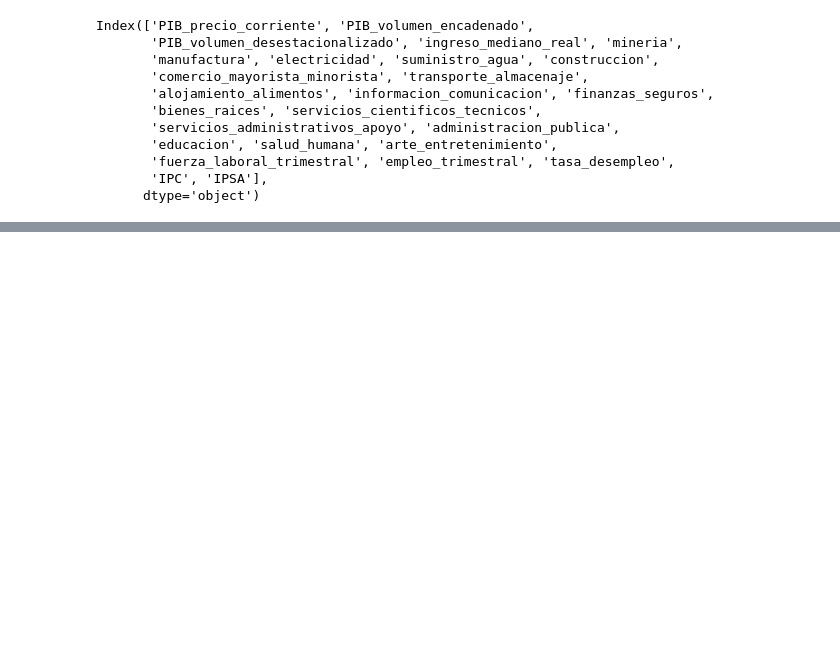
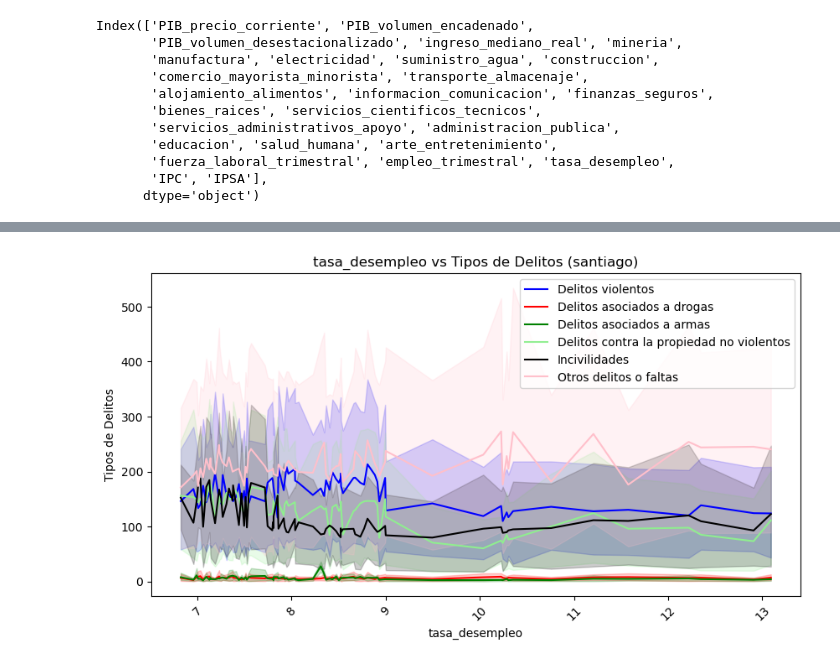
Before and after one commit to josegdotcom/imt2200-actividad-2024, a Jupyter notebook: Proyecto IMT2200 - Analisis de Datos.ipynb, the cells around one changed output, grey strips where cells are left out. Drawn from its saved outputs; the diff is of its cells as text; code cells hidden in the pictures; blank space fills up the shorter version.

```diff
--- a/Proyecto IMT2200 - Analisis de Datos.ipynb
+++ b/Proyecto IMT2200 - Analisis de Datos.ipynb
@@ -322,0 +365,15 @@ memory usage: 16.0 KB
+# %%
+fig, ax = plt.subplots(figsize=(10, 5))
+
+for i in range(6):
+    sns.lineplot(data=df_it, x="tasa_desempleo", y=columnas_in[i], ax=ax, label=columnas_in[i], color=colores[i])
+
+plt.ylabel("Tipos de Delitos")
+plt.xlabel("tasa_desempleo")
+plt.title("tasa_desempleo vs Tipos de Delitos (santiago)")
+
+plt.legend()
+plt.xticks(rotation=45)
+plt.show()
+# %% [output]
+[figure, added]
```
Also changed, not shown: parts of 16 cells of this notebook.
